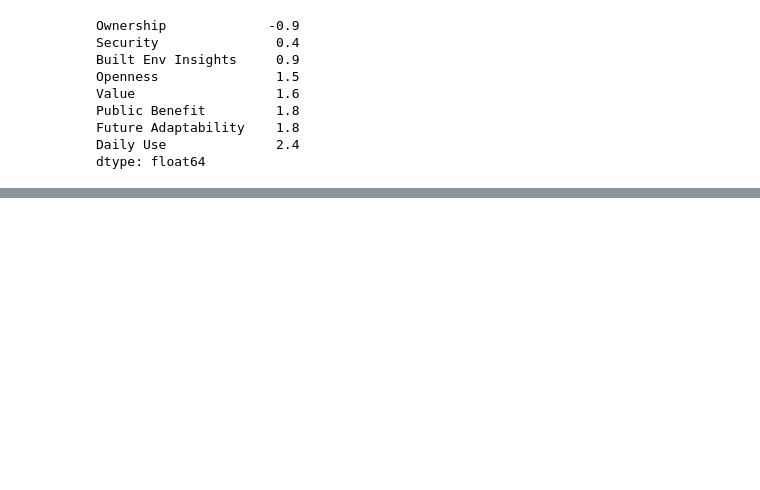
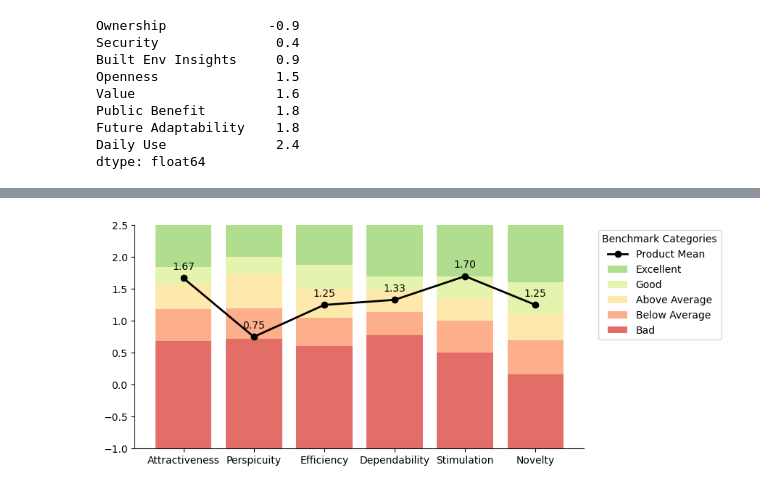
Before and after one commit to desaiwang/enhancing-urban-digital-twin-interfaces, a Jupyter notebook: likert.ipynb, the cells around one changed output, grey strips where cells are left out. Cells and saved outputs as stored; diff of their text form; code cells hidden in the pictures; blank space fills up the shorter version.

Commit message:
added benchmark chart

```diff
--- a/likert.ipynb
+++ b/likert.ipynb
@@ -115 +110,77 @@ findfont: Font family 'Inter' not found.
 [figure]
+# %%
+import numpy as np
+import pandas as pd
+import matplotlib.pyplot as plt
+
+# Data from benchmark
+categories = ["Attractiveness", "Perspicuity", "Efficiency", "Dependability", "Stimulation", "Novelty"]
+benchmark = pd.DataFrame({
+    "Scale": categories,
+    "Bad": [0.69, 0.72, 0.6, 0.78, 0.5, 0.16],
+    "Below Average": [0.49, 0.48, 0.45, 0.36, 0.5, 0.54],
+    "Above Average": [0.4, 0.53, 0.45, 0.34, 0.35, 0.42],
+    "Good": [0.26, 0.27, 0.38, 0.22, 0.35, 0.48],
+    "Excellent": [0.66, 0.5, 0.62, 0.8, 0.8, 0.9]
+})
+benchmark.set_index("Scale", inplace=True)
+
+benchmark["Bad"] = benchmark["Bad"].apply(lambda x: 1+x)  # add one to account for chart starting at -1
+
+# Your product evaluation means
+product_means = {
+    "Attractiveness": 1.67,
+    "Perspicuity": 0.75,
+    "Efficiency": 1.25,
+    "Dependability": 1.33,
+    "Stimulation": 1.70,
+    "Novelty": 1.25
+}
+
+# Adjust benchmark data to start at -1
+benchmark_adjusted = benchmark.copy()
+benchmark_adjusted.iloc[:, 0] -= 1  # Start first category at -1 instead of 0
+benchmark_cumsum = benchmark_adjusted.cumsum(axis=1)  # Compute cumulative sums
+
+# Plot settings
+fig, ax = plt.subplots(figsize=(8, 4))
+
+# Stacked bar chart
+bottoms = [-1] * len(categories)  # Start stacking from -1
+colors = ["#D73027", "#FC8D59", "#FEE08B",
+    "#D9EF8B", "#91CF60" ]
+#["#d73027", "#fc8d59", "#fee08b", "#d9ef8b", "#91cf60"]  # Red to Green
+
+for i, col in enumerate(benchmark.columns):
+    ax.bar(categories, benchmark[col], bottom=bottoms, color=colors[i],
+           #edgecolor="black",
+           label=col, alpha=0.7)
+    bottoms = benchmark_cumsum[col]  # Update bottom position for next stack
+
+# Overlay product means as a line plot
+x_positions = np.arange(len(categories))
+product_values = [product_means[cat] for cat in categories]
+ax.plot(x_positions, product_values, marker='o', color='black', linestyle='-', linewidth=2, label="Product Mean")
+for i, value in enumerate(product_values):
+  ax.text(x_positions[i], value + 0.1, f"{value:.2f}", ha='center', va='bottom', fontsize=10, color='black')
+
+# Set the y-axis limits
+ax.set_ylim(-1, max(benchmark_cumsum.max().max(), max(product_means.values()) + 0.5))
+
+# Labels and formatting
+#ax.set_ylabel("Scale Score")
+#ax.set_title("Benchmark Stacked Chart with Product Evaluation Overlay")
+ax.set_xticks(x_positions)
+#ax.set_xticklabels(categories, rotation=45, ha="right")
+handles, labels = ax.get_legend_handles_labels()
+order = [labels.index("Product Mean"), labels.index("Excellent"), labels.index("Good"),
+     labels.index("Above Average"), labels.index("Below Average"), labels.index("Bad")]
+ax.legend([handles[idx] for idx in order], [labels[idx] for idx in order], title="Benchmark Categories", bbox_to_anchor=(1.02, 1), loc='upper left')
+
+#hide top and right spines
+ax.spines['top'].set_visible(False)
+ax.spines['right'].set_visible(False)
+
+plt.show()
+# %% [output]
+[figure, added]
```
Also changed, not shown: parts of 3 cells of this notebook.
